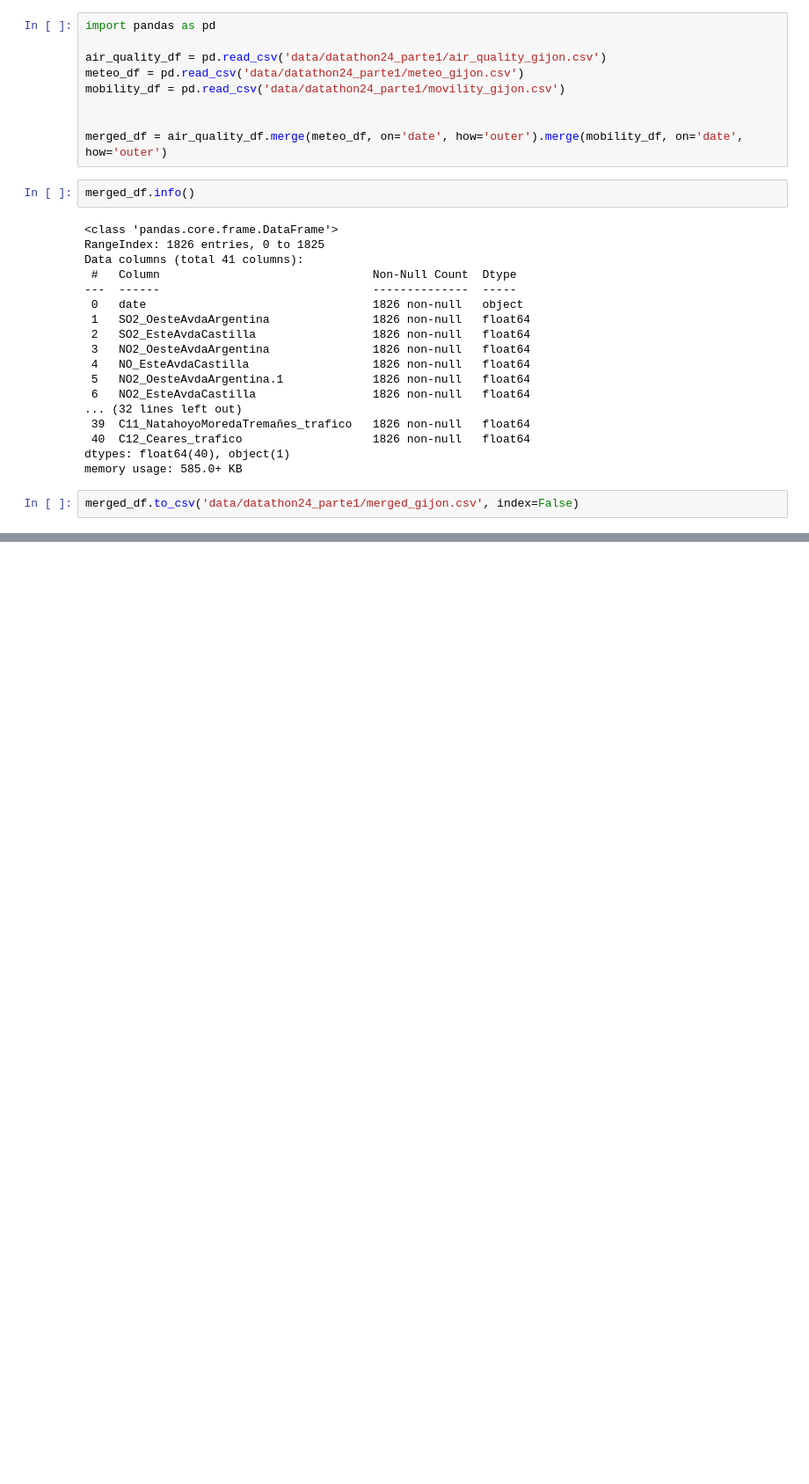
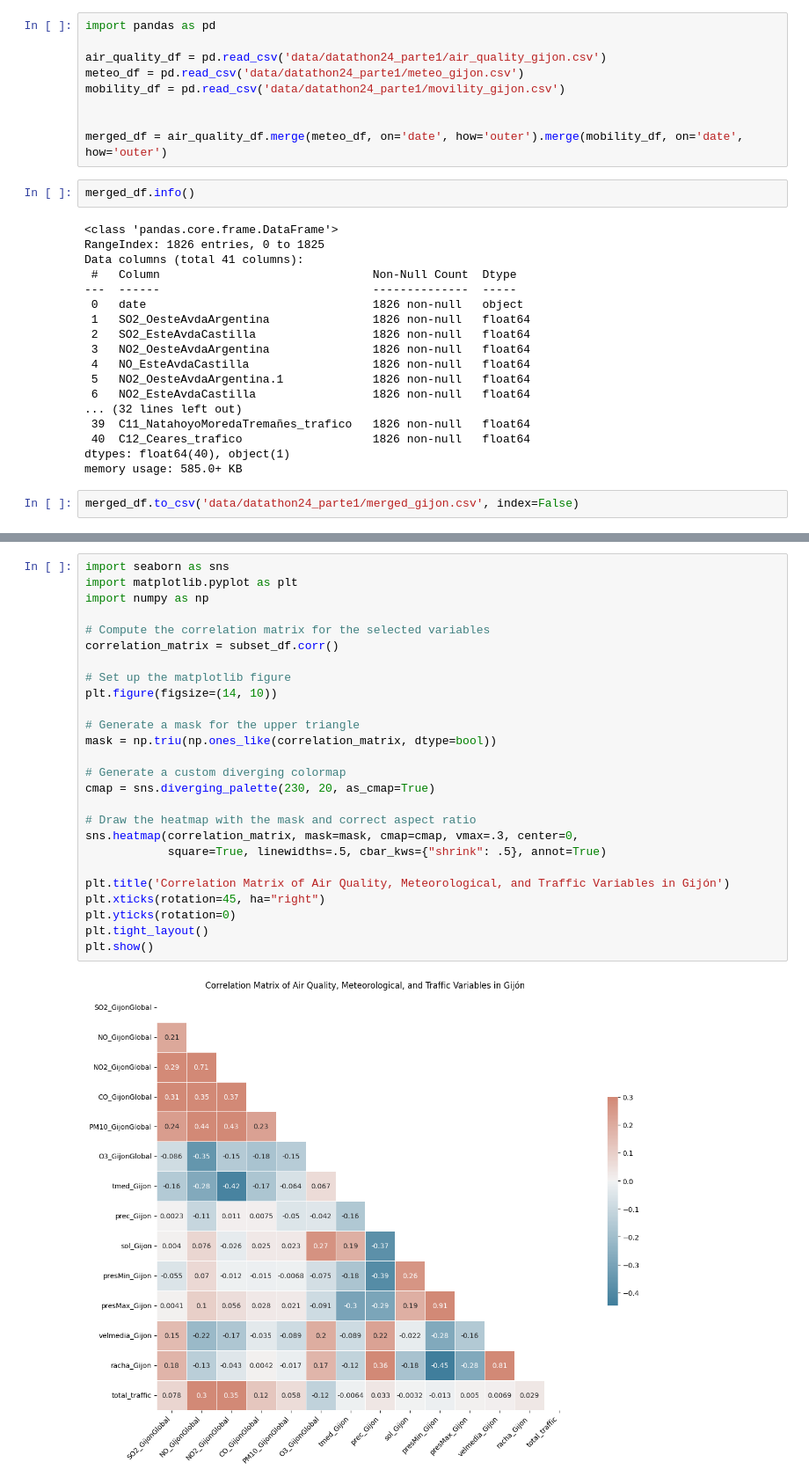
Before and after one commit to Bimo99B9/Datathon-2024, a Jupyter notebook: parte1.ipynb, the cells around one changed output, grey strips where cells are left out. Shown at 88% size. Drawn from its saved outputs; the diff is of its cells as text; blank space fills up the shorter version.

```diff
--- a/parte1.ipynb
+++ b/parte1.ipynb
@@ -31,0 +84,28 @@ merged_df.to_csv('data/datathon24_parte1/merged_gijon.csv', index=False)
+# %%
+import seaborn as sns
+import matplotlib.pyplot as plt
+import numpy as np
+
+# Compute the correlation matrix for the selected variables
+correlation_matrix = subset_df.corr()
+
+# Set up the matplotlib figure
+plt.figure(figsize=(14, 10))
+
+# Generate a mask for the upper triangle
+mask = np.triu(np.ones_like(correlation_matrix, dtype=bool))
+
+# Generate a custom diverging colormap
+cmap = sns.diverging_palette(230, 20, as_cmap=True)
+
+# Draw the heatmap with the mask and correct aspect ratio
+sns.heatmap(correlation_matrix, mask=mask, cmap=cmap, vmax=.3, center=0,
+            square=True, linewidths=.5, cbar_kws={"shrink": .5}, annot=True)
+
+plt.title('Correlation Matrix of Air Quality, Meteorological, and Traffic Variables in Gijón')
+plt.xticks(rotation=45, ha="right")
+plt.yticks(rotation=0)
+plt.tight_layout()
+plt.show()
+# %% [output]
+[figure, added]
```
Also changed, not shown: parts of 3 cells of this notebook.
